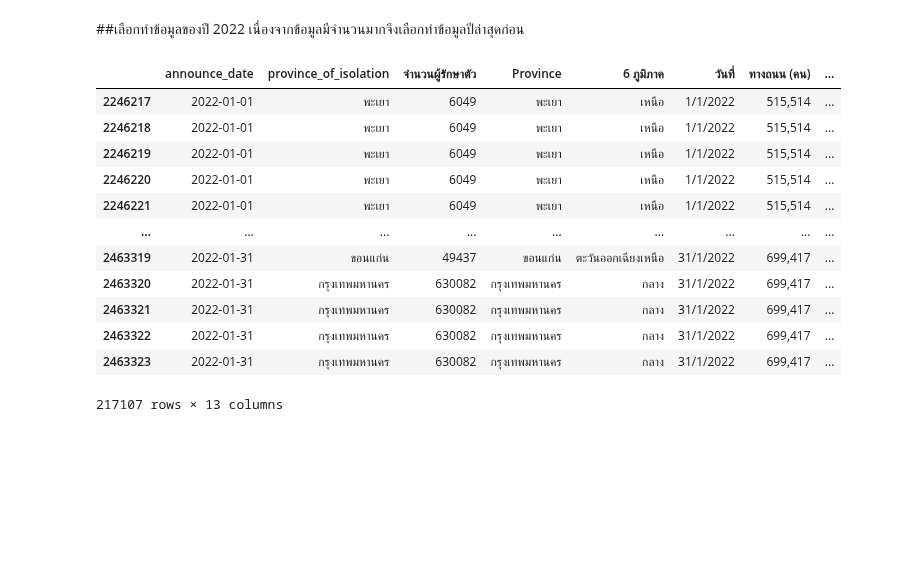
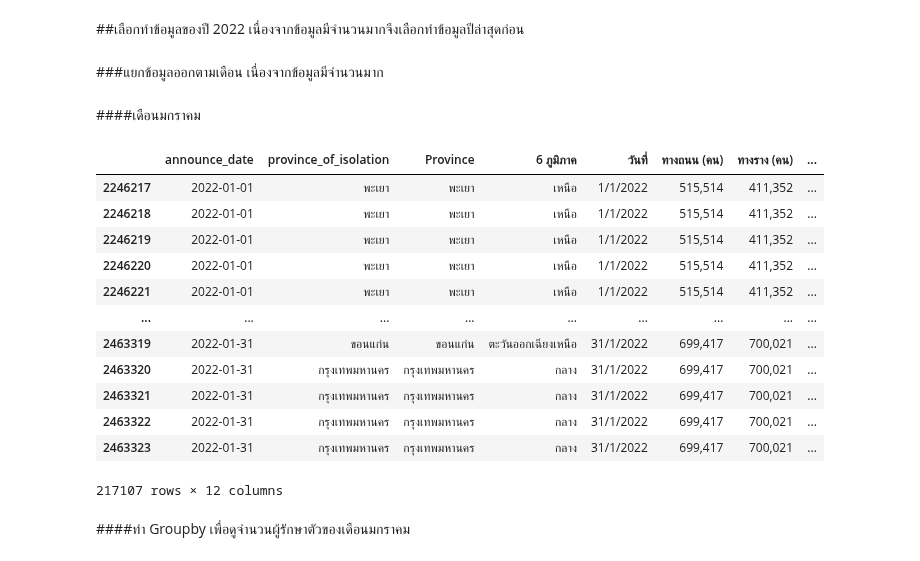
Before and after one commit to Nunticha24/data_viz_2022, a Jupyter notebook: Project_Dinosaur.ipynb, the cells around one changed output. Cells and saved outputs as stored; diff of their text form; code cells hidden in the pictures; blank space fills up the shorter version.

```diff
--- a/Project_Dinosaur.ipynb
+++ b/Project_Dinosaur.ipynb
@@ -342,6 +306,6 @@ dtype: bool
 # %% [markdown]
 ##รวมข้อมูล Covid กับ ภูมิภาค
 # %%
-covid_re = covid_iso.merge(data_region,how='left',left_on='province_of_isolation',right_on = 'Province')
+covid_re = Covid.merge(data_region,how='left',left_on='province_of_isolation',right_on = 'Province')
 covid_re
 # %% [output]
@@ -539,20 +556,27 @@ data2022
 # %% [markdown]
 ##เลือกทำข้อมูลของปี 2022
 เนื่องจากข้อมูลมีจำนวนมากจึงเลือกทำข้อมูลปีล่าสุดก่อน
+# %% [markdown]
+###แยกข้อมูลออกตามเดือน
+เนื่องจากข้อมูลมีจำนวนมาก
+# %% [markdown]
+####เดือนมกราคม
 # %%
-data2022_1 = data[((data['month'] == 1)) & (data['year'] == 2022)]
+data2022_1 = data2022[((data2022['month'] == 1)) & (data2022['year'] == 2022)]
 data2022_1
 # %% [output]
-|  | announce_date | province_of_isolation | จำนวนผู้รักษาตัว | Province | 6 ภูมิภาค | วันที่ | ทางถนน (คน) | ... |
-| 2246217 | 2022-01-01 | พะเยา | 6049 | พะเยา | เหนือ | 1/1/2022 | 515,514 | ... |
-| 2246218 | 2022-01-01 | พะเยา | 6049 | พะเยา | เหนือ | 1/1/2022 | 515,514 | ... |
-| 2246219 | 2022-01-01 | พะเยา | 6049 | พะเยา | เหนือ | 1/1/2022 | 515,514 | ... |
-| 2246220 | 2022-01-01 | พะเยา | 6049 | พะเยา | เหนือ | 1/1/2022 | 515,514 | ... |
-| 2246221 | 2022-01-01 | พะเยา | 6049 | พะเยา | เหนือ | 1/1/2022 | 515,514 | ... |
+|  | announce_date | province_of_isolation | Province | 6 ภูมิภาค | วันที่ | ทางถนน (คน) | ทางราง (คน) | ... |
+| 2246217 | 2022-01-01 | พะเยา | พะเยา | เหนือ | 1/1/2022 | 515,514 | 411,352 | ... |
+| 2246218 | 2022-01-01 | พะเยา | พะเยา | เหนือ | 1/1/2022 | 515,514 | 411,352 | ... |
+| 2246219 | 2022-01-01 | พะเยา | พะเยา | เหนือ | 1/1/2022 | 515,514 | 411,352 | ... |
+| 2246220 | 2022-01-01 | พะเยา | พะเยา | เหนือ | 1/1/2022 | 515,514 | 411,352 | ... |
+| 2246221 | 2022-01-01 | พะเยา | พะเยา | เหนือ | 1/1/2022 | 515,514 | 411,352 | ... |
 | ... | ... | ... | ... | ... | ... | ... | ... | ... |
-| 2463319 | 2022-01-31 | ขอนแก่น | 49437 | ขอนแก่น | ตะวันออกเฉียงเหนือ | 31/1/2022 | 699,417 | ... |
-| 2463320 | 2022-01-31 | กรุงเทพมหานคร | 630082 | กรุงเทพมหานคร | กลาง | 31/1/2022 | 699,417 | ... |
-| 2463321 | 2022-01-31 | กรุงเทพมหานคร | 630082 | กรุงเทพมหานคร | กลาง | 31/1/2022 | 699,417 | ... |
-| 2463322 | 2022-01-31 | กรุงเทพมหานคร | 630082 | กรุงเทพมหานคร | กลาง | 31/1/2022 | 699,417 | ... |
-| 2463323 | 2022-01-31 | กรุงเทพมหานคร | 630082 | กรุงเทพมหานคร | กลาง | 31/1/2022 | 699,417 | ... |
+| 2463319 | 2022-01-31 | ขอนแก่น | ขอนแก่น | ตะวันออกเฉียงเหนือ | 31/1/2022 | 699,417 | 700,021 | ... |
+| 2463320 | 2022-01-31 | กรุงเทพมหานคร | กรุงเทพมหานคร | กลาง | 31/1/2022 | 699,417 | 700,021 | ... |
+| 2463321 | 2022-01-31 | กรุงเทพมหานคร | กรุงเทพมหานคร | กลาง | 31/1/2022 | 699,417 | 700,021 | ... |
+| 2463322 | 2022-01-31 | กรุงเทพมหานคร | กรุงเทพมหานคร | กลาง | 31/1/2022 | 699,417 | 700,021 | ... |
+| 2463323 | 2022-01-31 | กรุงเทพมหานคร | กรุงเทพมหานคร | กลาง | 31/1/2022 | 699,417 | 700,021 | ... |
-217107 rows × 13 columns
+217107 rows × 12 columns
+# %% [markdown]
+####ทำ Groupby เพื่อดูจำนวนผู้รักษาตัวของเดือนมกราคม
```
Also changed, not shown: parts of 43 cells of this notebook.
